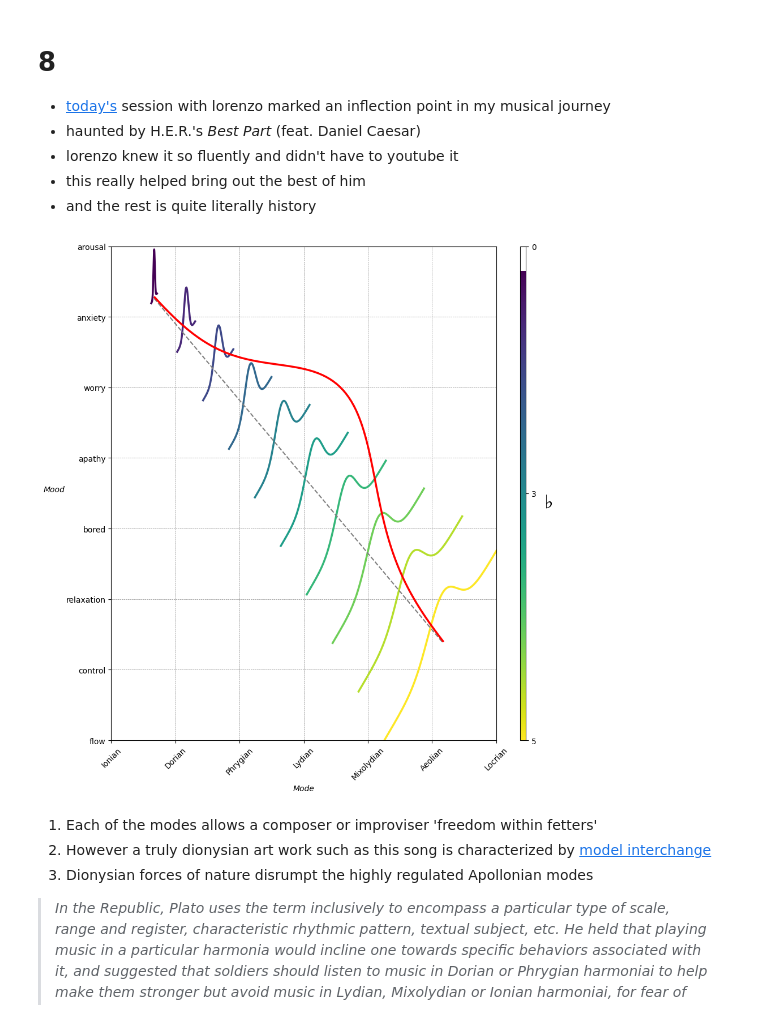
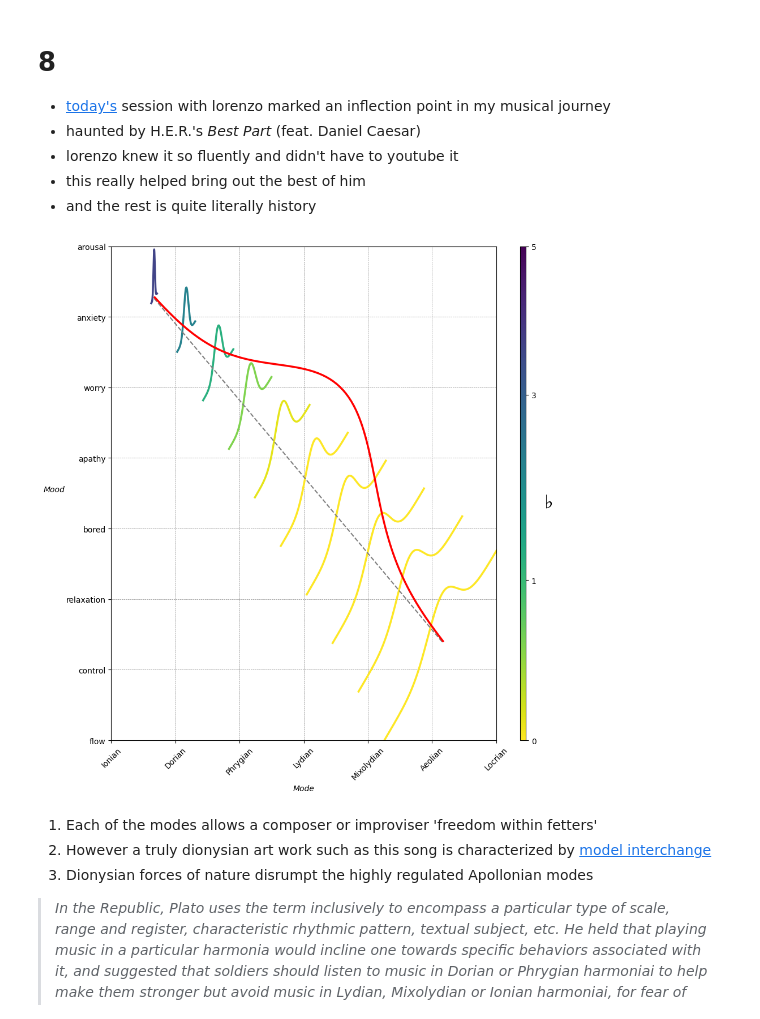
Before and after one commit to abikesa/apollonian, a Jupyter notebook: _build/jupyter_execute/act_1/act_1_1/act_1_1_0/act_1_1_0_2.ipynb, the cells around one changed output. Saved outputs shown, nothing was run; the diff lists cells and outputs as text; code cells hidden in the pictures.

Commit message:
a model for modes and mood in music

```diff
--- a/_build/jupyter_execute/act_1/act_1_1/act_1_1_0/act_1_1_0_2.ipynb
+++ b/_build/jupyter_execute/act_1/act_1_1/act_1_1_0/act_1_1_0_2.ipynb
@@ -12,44 +12,40 @@
 import matplotlib.pyplot as plt
 import numpy as np
 from matplotlib.cm import ScalarMappable
+from matplotlib.colors import ListedColormap
+from matplotlib.colors import PowerNorm
 
-# Define Gaussian Function
 def gaussian(x, mean, std_dev, amplitude=1):
     return amplitude * np.exp(-0.9 * ((x - mean) / std_dev) ** 2)
 
-# Function to overlay Gaussian on the diagonal based on start and end points
 def overlay_gaussian_on_line(ax, start, end, std_dev):
     x_line = np.linspace(start[0], end[0], 100)
     y_line = np.linspace(start[1], end[1], 100)
     mean = np.mean(x_line)
-
     y = gaussian(x_line, mean, std_dev, amplitude=std_dev)
     ax.plot(x_line + y / np.sqrt(2), y_line + y / np.sqrt(2), color='red', linewidth=2.5)
 
-# Create the plot and axis object
-fig, ax = plt.subplots(figsize=(10, 10))  # Adjust figsize to better suit your needs
+fig, ax = plt.subplots(figsize=(10, 10))
 
-
-# Create custom Gaussians
 intervals = np.linspace(0, 100, 11)
 custom_means = np.linspace(1, 23, 10)
 custom_stds = np.linspace(.5, 10, 10)
 greek_letters = ['α', 'β', 'γ', 'δ', 'ε', 'ζ', 'η', 'θ', 'ι', 'κ']
 
-# Setup colormap
 cmap = plt.get_cmap('viridis')
-norm = plt.Normalize(custom_stds.min(), custom_stds.max())
-sm = ScalarMappable(cmap=cmap, norm=norm)
+cmap_reversed = ListedColormap(cmap.colors[::-1])
+
+# Use cmap_reversed instead of cmap
+# Change this line for nonlinear normalization
+norm = PowerNorm(gamma=0.7, vmin=0, vmax=5)
+sm = ScalarMappable(cmap=cmap_reversed, norm=norm)
 sm.set_array([])
 
-# Create an empty list to hold median points
 median_points = []
 
-# Plot custom Gaussians
 for i in range(10):
     xi, xf = intervals[i], intervals[i+1]
     x_center, y_center = (xi + xf) / 2 - 20, 100 - (xi + xf) / 2 - 20
-    # Limit Gaussian curve to +/- 3 standard deviations
     x_curve = np.linspace(custom_means[i] - 3 * custom_stds[i], custom_means[i] + 3 * custom_stds[i], 200)
     y_curve = gaussian(x_curve, custom_means[i], custom_stds[i], amplitude=15)
 
@@ -57,69 +53,42 @@ for i in range(10):
     y_gauss = y_center + y_curve / np.sqrt(2) + x_curve / np.sqrt(2)
 
     ax.plot(x_gauss, y_gauss, color=cmap(norm(custom_stds[i])), linewidth=2.5)
-    actual_mean = x_center  # Calculating the actual mean point for the label
-    # ax.text(x_center + custom_means[i] / np.sqrt(2),
-            # y_center + custom_means[i] / np.sqrt(2),
-            # f"${greek_letters[i]} (\mu={actual_mean:.2f}, \sigma={custom_stds[i]:.2f})$",
-            # fontsize=6, ha='center', va='center')
 
-    # Add the median point to our list
     median_points.append((x_center + custom_means[i] / np.sqrt(2), y_center + custom_means[i] / np.sqrt(2)))
 
-# Convert the list to a numpy array for plotting
 median_points = np.array(median_points)
-
-# Plot the dashed gray line through medians
 ax.plot(median_points[:, 0], median_points[:, 1], '--', color='grey')
-
-# Find the start and end points of the dashed gray line
 start_point = median_points[0, :]
 end_point = median_points[-1, :]
-
-# Overlay red Gaussian along the dashed gray line
 overlay_gaussian_on_line(ax, start_point, end_point, 24)
 
-# Grid and Legend
 ax.grid(True, linestyle='--', linewidth=0.5, color='grey')
-
-# Manually setting the axes limits (if needed)
 ax.set_xlim(-30, 111)
 ax.set_ylim(-20, 87)
 
-# Create reversed colormap for colorbar
-cbar = fig.colorbar(sm, ax=ax, shrink=1, aspect=90)  # Adjust `shrink` and `aspect` here
-cbar.set_label(r'♭', rotation=0, labelpad=15, fontstyle='italic', fontsize=24)  # Enlarged the '♭'
-cbar.set_ticks([0, 5, 10])  # Assuming original range is 0 to 10
-cbar.set_ticklabels(['0', '3', '5'])  # Relabel to 0-5 with integers
-cbar.ax.invert_yaxis()
+# Create the colorbar using the reversed colormap
+cbar = fig.colorbar(sm, ax=ax, shrink=1, aspect=90)
+cbar.set_label(r'♭', rotation=0, labelpad=15, fontstyle='italic', fontsize=24)
+cbar.set_ticks([0, 1, 3, 5])  # Modified this line
+cbar.set_ticklabels(['0', '1', '3', '5'])  # Modified this line
 
-
-
-
-# Add x and y axis titles
 ax.set_xlabel(r'Mode', fontstyle='italic')
 ax.set_ylabel(r'Mood', rotation=0, fontstyle='italic', labelpad=15)
 
-
-# Add custom x-axis labels for musical modes
 musical_modes = ["Ionian", "Dorian", "Phrygian", "Lydian", "Mixolydian", "Aeolian", "Locrian"]
 mode_positions = np.linspace(ax.get_xlim()[0], ax.get_xlim()[1], len(musical_modes))
 ax.set_xticks(mode_positions)
-ax.set_xticklabels(musical_modes, rotation=45)  # You can also rotate them for better visibility
+ax.set_xticklabels(musical_modes, rotation=45)
 
-# Add custom y-axis labels for moods from "flow" psychology
 moods = ["flow", "control", "relaxation", "bored", "apathy", "worry", "anxiety", "arousal"]
 mood_positions = np.linspace(ax.get_ylim()[0], ax.get_ylim()[1], len(moods))
 ax.set_yticks(mood_positions)
 ax.set_yticklabels(moods)
 
-
-
-# Make the layout tight
 plt.tight_layout()
 plt.show()
 # %% [output]
-[figure, old version]
+[figure, new version]
 # %% [markdown]
 
 1. Each of the modes allows a composer or improviser 'freedom within fetters'
```
Also changed, not shown: 5 other files.
